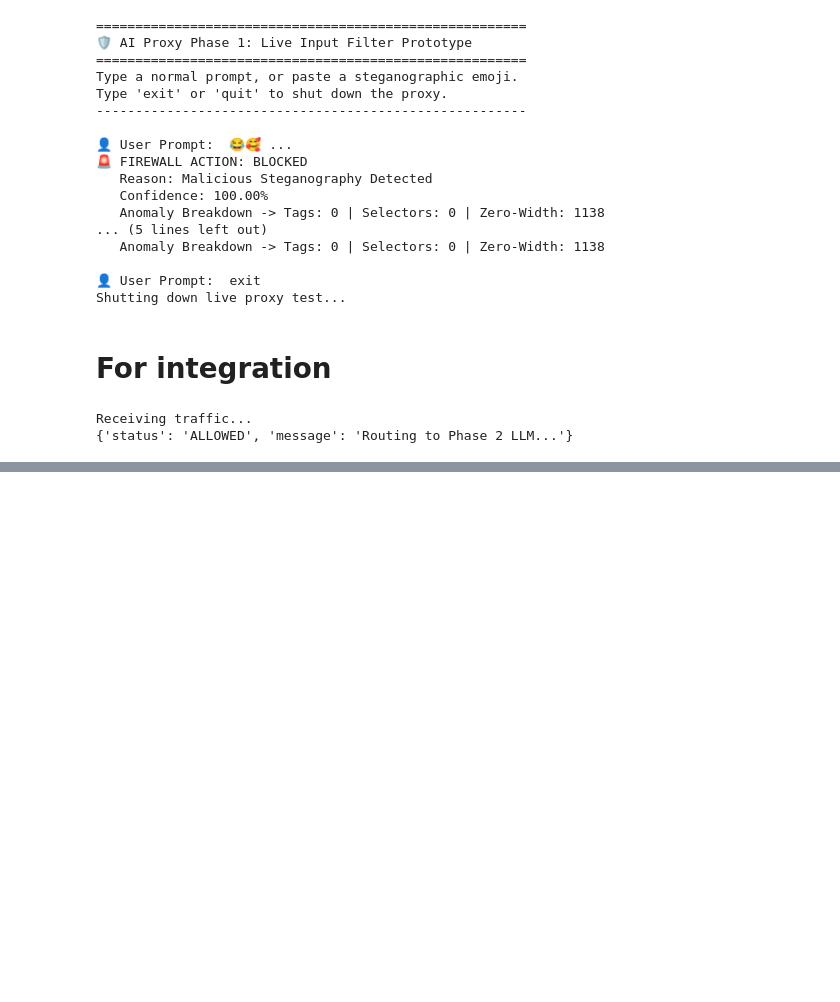
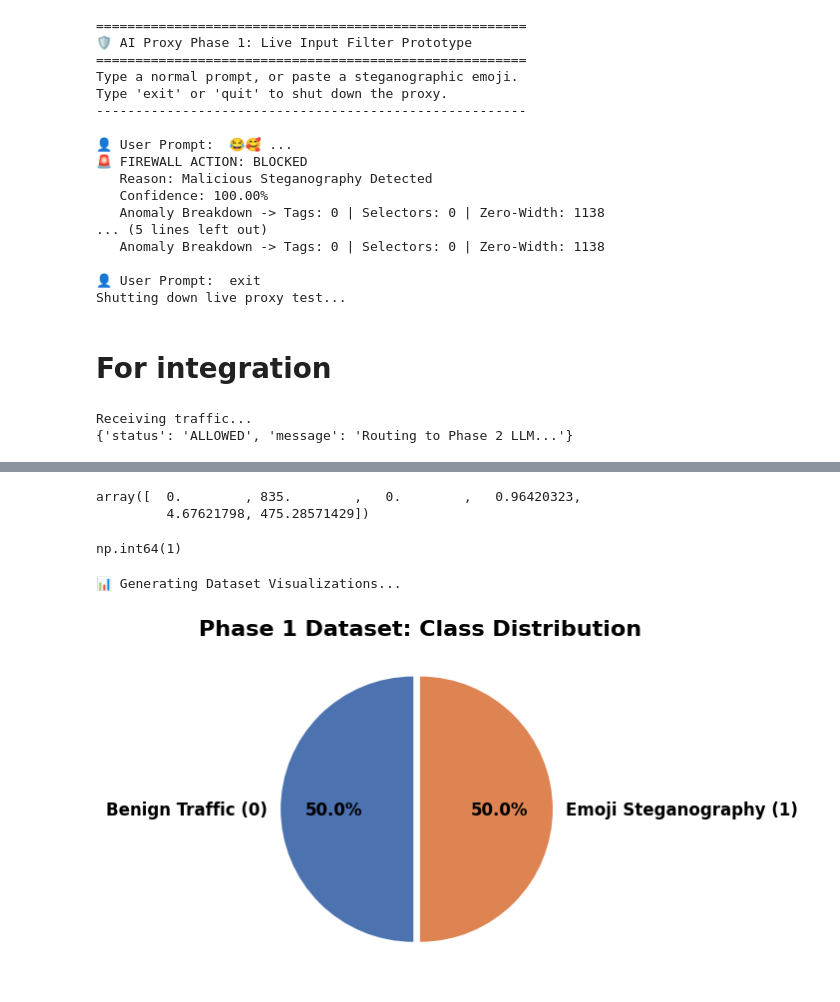
Before and after one commit to Mariem1974/AI-Proxy, a Jupyter notebook: emojilastversion.ipynb, the cells around one changed output, grey strips where cells are left out. Drawn from its saved outputs; the diff is of its cells as text; code cells hidden in the pictures; blank space fills up the shorter version.

```diff
--- a/emojilastversion.ipynb
+++ b/emojilastversion.ipynb
@@ -387,0 +398,45 @@ Receiving traffic...
+# %%
+X_train[0]
+# %% [output]
+array([  0.        , 835.        ,   0.        ,   0.96420323,
+         4.67621798, 475.28571429])
+# %%
+y_train[0]
+# %% [output]
+np.int64(1)
+# %%
+import matplotlib.pyplot as plt
+import seaborn as sns
+
+# Make sure your notebook plots render inline
+%matplotlib inline
+
+print("📊 Generating Dataset Visualizations...")
+
+# Create a temporary DataFrame specifically for plotting so we have clean column names
+df_plot = pd.DataFrame({
+    'Hidden-to-Visible Ratio': df['features'].apply(lambda x: x[3]), # Feature 4
+    'Token/Word Disparity': df['features'].apply(lambda x: x[5]),    # Feature 6
+    'Shannon Entropy': df['features'].apply(lambda x: x[4]),         # Feature 5
+    'Traffic Type': df['label'].map({0: 'Benign (0)', 1: 'Malicious (1)'})
+})
+
+# ==========================================
+# 1. Dataset Balance (Pie Chart)
+# ==========================================
+plt.figure(figsize=(7, 7))
+plt.pie(
+    df['label'].value_counts(),
+    labels=['Benign Traffic (0)', 'Emoji Steganography (1)'],
+    autopct='%1.1f%%',
+    colors=['#4C72B0', '#DD8452'],
+    startangle=90,
+    explode=(0.05, 0),
+    textprops={'fontsize': 12, 'weight': 'bold'}
+)
+plt.title('Phase 1 Dataset: Class Distribution', fontsize=16, fontweight='bold')
+plt.tight_layout()
+plt.show()
+# %% [output]
+📊 Generating Dataset Visualizations...
+[figure, added]
```
Also changed, not shown: parts of 7 cells of this notebook.
